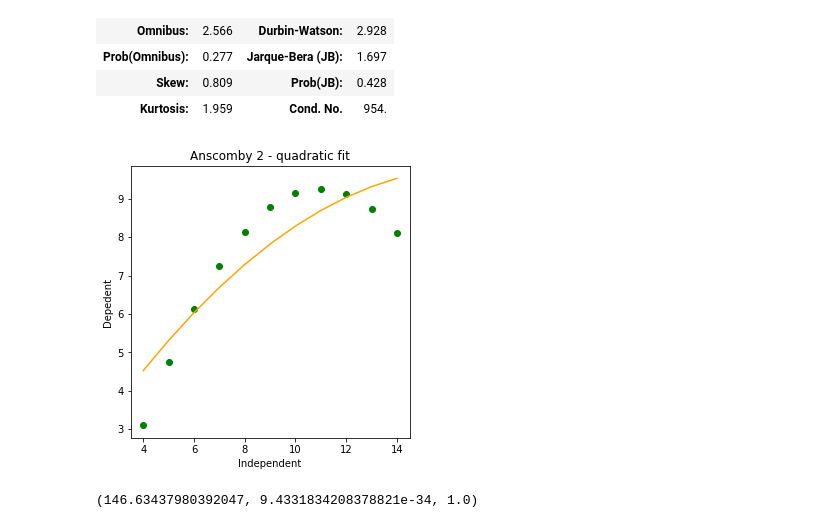
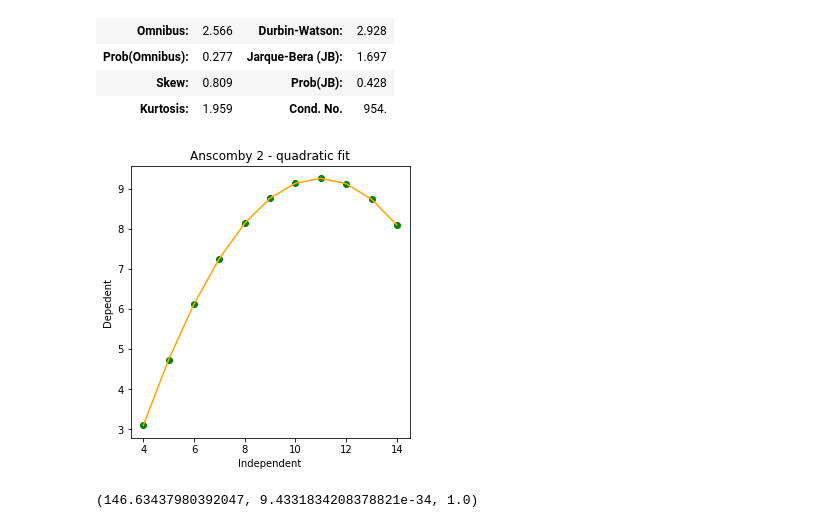
Before and after one commit to aawerner/PUI2018_aaw329, a Jupyter notebook: HW10_aaw329/HW10_1_aaw329.ipynb, the cells around one changed output. Drawn from its saved outputs; the diff is of its cells as text; code cells hidden in the pictures.

```diff
--- a/HW10_aaw329/HW10_1_aaw329.ipynb
+++ b/HW10_aaw329/HW10_1_aaw329.ipynb
@@ -202,12 +202,12 @@ OLS Regression Results
 # %%
 pl.figure(figsize=(5,5))
 pl.plot(df['x'],df['y2'],'go')
-pl.plot(df['x'], OLS2.predict(df),'-', color='orange')
+pl.plot(df['x'], OLS4.predict(df),'-', color='orange')
 pl.xlabel('Independent')
 pl.ylabel('Depedent')
 pl.title('Anscomby 2 - quadratic fit');
 # %% [output]
-[figure, old version]
+[figure, new version]
 # %%
 OLS4.compare_lr_test(OLS3)
 # %% [output]
```
Also changed, not shown: parts of 1 cell of this notebook.
